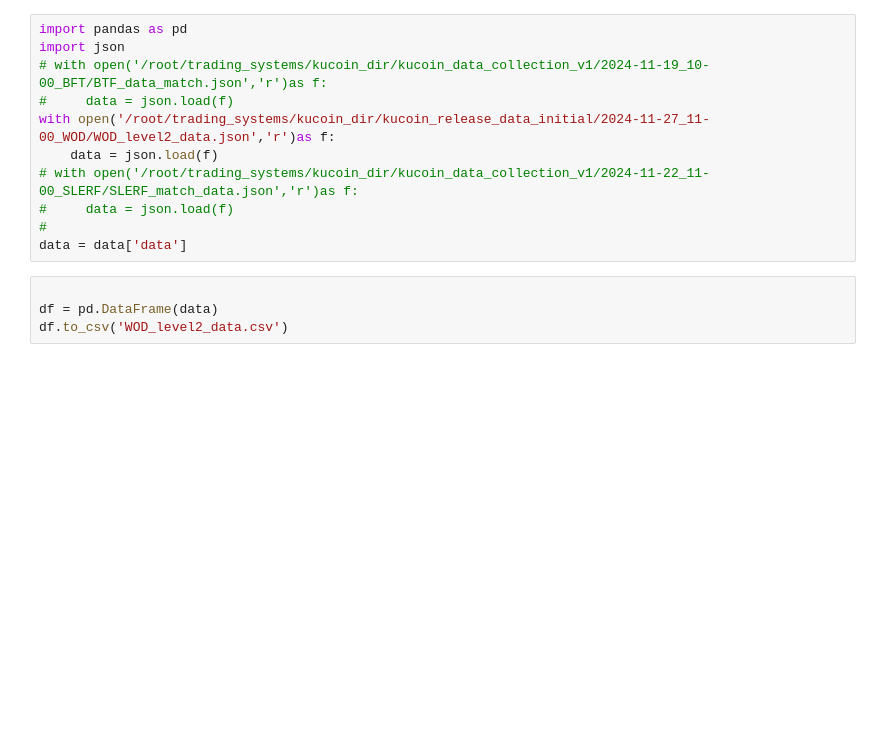
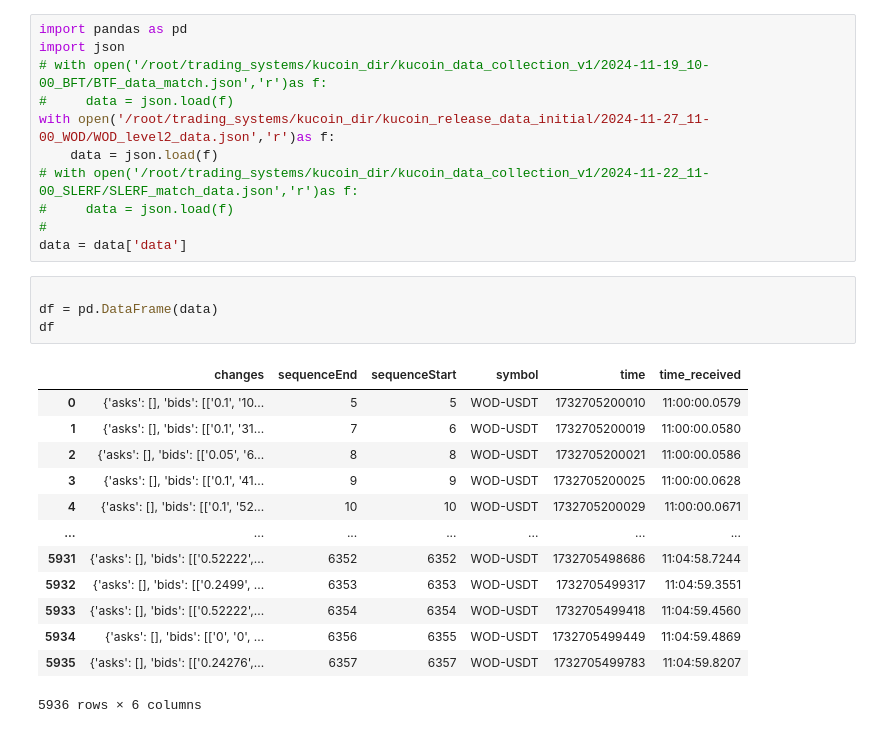
Before and after one commit to gigishub/trading_singapore_digitalocean, a Jupyter notebook: kucoin_dir/analysing_data/analyse_level2.ipynb, the cells around one changed output. Saved outputs shown, nothing was run; the diff lists cells and outputs as text; blank space fills up the shorter version.

```diff
--- a/kucoin_dir/analysing_data/analyse_level2.ipynb
+++ b/kucoin_dir/analysing_data/analyse_level2.ipynb
@@ -12,7 +12,21 @@ data = data['data']
 # %%
 
 df = pd.DataFrame(data)
-df.to_csv('WOD_level2_data.csv')
+df
+# %% [output]
+|  | changes | sequenceEnd | sequenceStart | symbol | time | time_received |
+| 0 | {'asks': [], 'bids': [['0.1', '10... | 5 | 5 | WOD-USDT | 1732705200010 | 11:00:00.0579 |
+| 1 | {'asks': [], 'bids': [['0.1', '31... | 7 | 6 | WOD-USDT | 1732705200019 | 11:00:00.0580 |
+| 2 | {'asks': [], 'bids': [['0.05', '6... | 8 | 8 | WOD-USDT | 1732705200021 | 11:00:00.0586 |
+| 3 | {'asks': [], 'bids': [['0.1', '41... | 9 | 9 | WOD-USDT | 1732705200025 | 11:00:00.0628 |
+| 4 | {'asks': [], 'bids': [['0.1', '52... | 10 | 10 | WOD-USDT | 1732705200029 | 11:00:00.0671 |
+| ... | ... | ... | ... | ... | ... | ... |
+| 5931 | {'asks': [], 'bids': [['0.52222',... | 6352 | 6352 | WOD-USDT | 1732705498686 | 11:04:58.7244 |
+| 5932 | {'asks': [], 'bids': [['0.2499', ... | 6353 | 6353 | WOD-USDT | 1732705499317 | 11:04:59.3551 |
+| 5933 | {'asks': [], 'bids': [['0.52222',... | 6354 | 6354 | WOD-USDT | 1732705499418 | 11:04:59.4560 |
+| 5934 | {'asks': [], 'bids': [['0', '0', ... | 6356 | 6355 | WOD-USDT | 1732705499449 | 11:04:59.4869 |
+| 5935 | {'asks': [], 'bids': [['0.24276',... | 6357 | 6357 | WOD-USDT | 1732705499783 | 11:04:59.8207 |
+5936 rows × 6 columns
 # %%
 import datetime
 def convert(timestamp):
```
Also changed, not shown: parts of 11 cells of this notebook, 25 other files.
